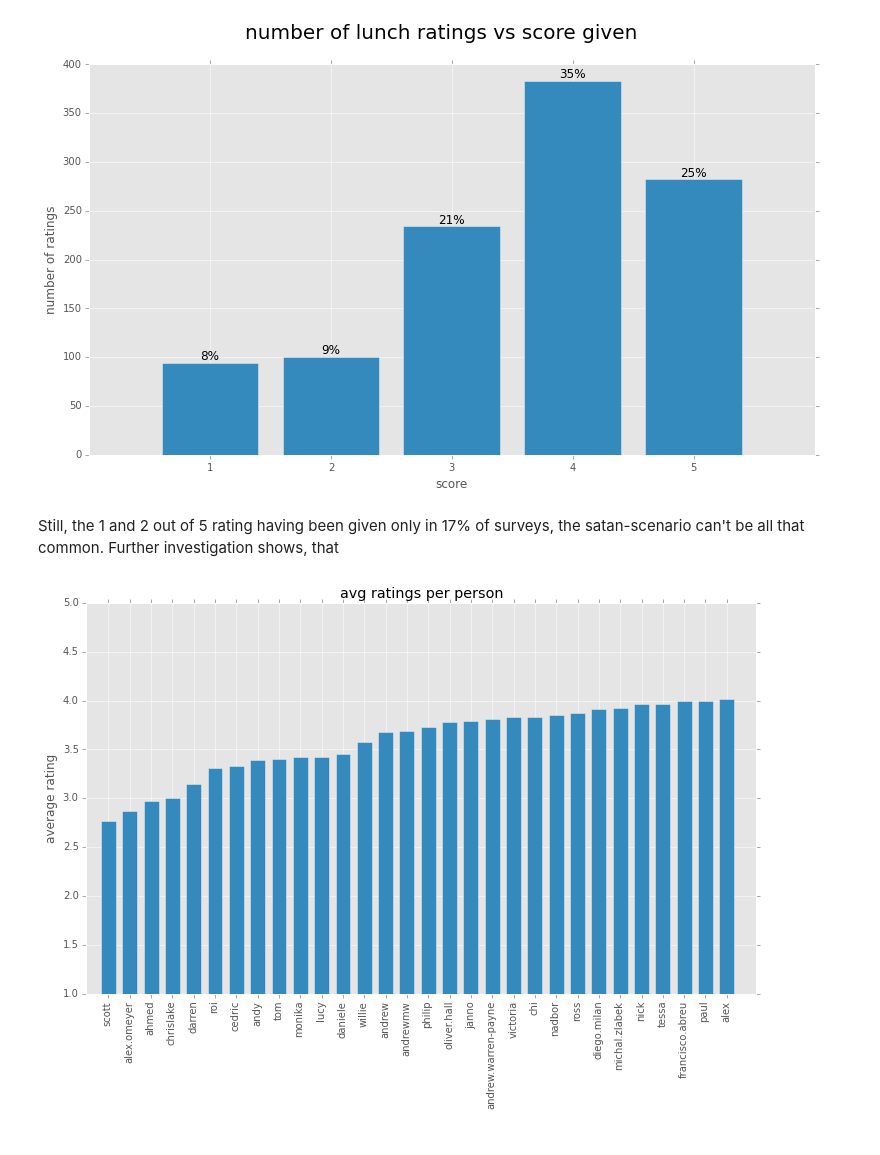
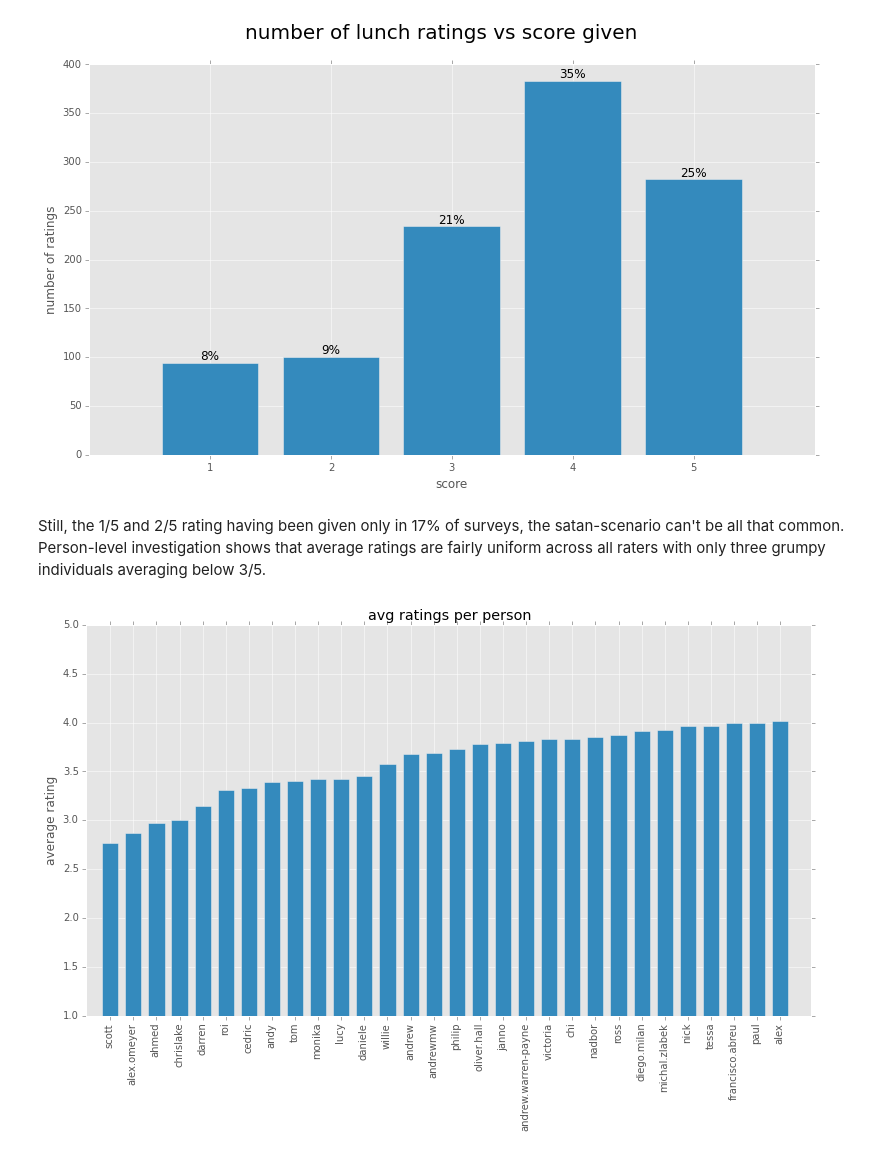
Before and after one commit to nadborduedil/lunch, a Jupyter notebook: Untitled0.ipynb, the cells around one changed output. Cells and saved outputs as stored; diff of their text form; code cells hidden in the pictures.

```diff
--- a/Untitled0.ipynb
+++ b/Untitled0.ipynb
@@ -63,7 +63,8 @@ for line in lines:
     if fields[0] == "Timestamp":
         l = Lunch()
         l.prompt = re.findall(r"\(.*\)", fields[1])[0].strip("()")
-#         l.prompt = fields[1].strip("rRate today's lunch:")
+        if l.prompt == "Honey and Thyme chicken and chorizo hotpot":
+            l.prompt = "Honey Thyme Chicken Chorizo"
         lunches.append(l)
     else:
         rating = read_rating(fields)
@@ -71,7 +72,6 @@ for line in lines:
             lunches[-1].ratings.append(rating)
 
 valid_lunches = filter(valid_lunch, lunches)
-
 all_raters = set([r[2] for lunch in valid_lunches for r in lunch.ratings if r[2]])
 
 
@@ -88,8 +88,8 @@ people_df = pd.DataFrame(rows, lunch_names)
 lunches_df = people_df.transpose()
 
 standardized_df = (people_df - people_df.mean())/people_df.std()
+stand_freq = standardized_df.get(frequent_people)
 std_lunches_df = standardized_df.transpose()
 
 frequent_df = lunches_df[people_df.count() > 10].transpose()
-# frequent_df = std_lunches_df[people_df.count() > 10].transpose()
 frequent_people = list(frequent_df.columns)
@@ -121,31 +159,31 @@ plt.show()
 # %% [output]
 [figure]
 # %% [markdown]
-Still, the 1 and 2 out of 5 rating having been given only in 17% of surveys, the satan-scenario can't be all that common. Further investigation shows, that
+Still, the 1/5 and 2/5 rating having been given only in 17% of surveys, the satan-scenario can't be all that common. Person-level investigation shows that average ratings are fairly uniform across all raters with only three grumpy individuals averaging below 3/5.
 # %%
 mean_people = people_df.mean()[people_df.count() > 5]
 mean_people.sort()
 
 n = len(mean_people)
 scores = mean_people.values
 fig, ax = plt.subplots()
-fig.set_size_inches(12, 7)
+fig.set_size_inches(13, 7)
 index = np.arange(n)
 bar_width = 0.7
 
 opacity = 0.4
 
 rects1 = ax.bar(index, scores, bar_width)
 
 ax.set_xlim(-bar_width, n + bar_width)
 ax.set_ylim(1, 5)
 ax.set_ylabel('average rating')
 ax.set_title('avg ratings per person')
 
 # plt.xticks(index + bar_width, frequent_lunches)
 ax.set_xticks(index + bar_width/2)
 xtickNames = ax.set_xticklabels(mean_people.keys())
 plt.setp(xtickNames, rotation=90)
 plt.show()
 # %% [output]
-[figure, old version]
+[figure, new version]
```
Also changed, not shown: parts of 25 cells of this notebook, 1 other file.
